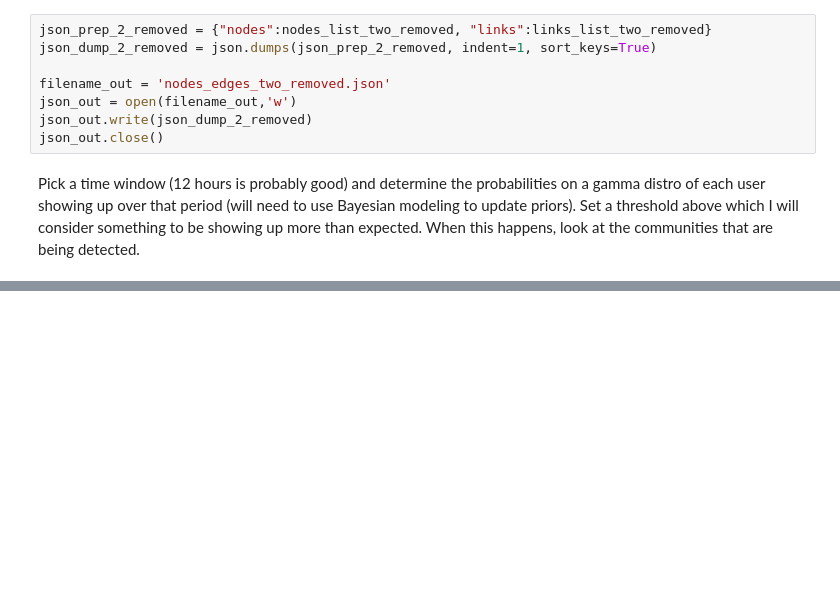
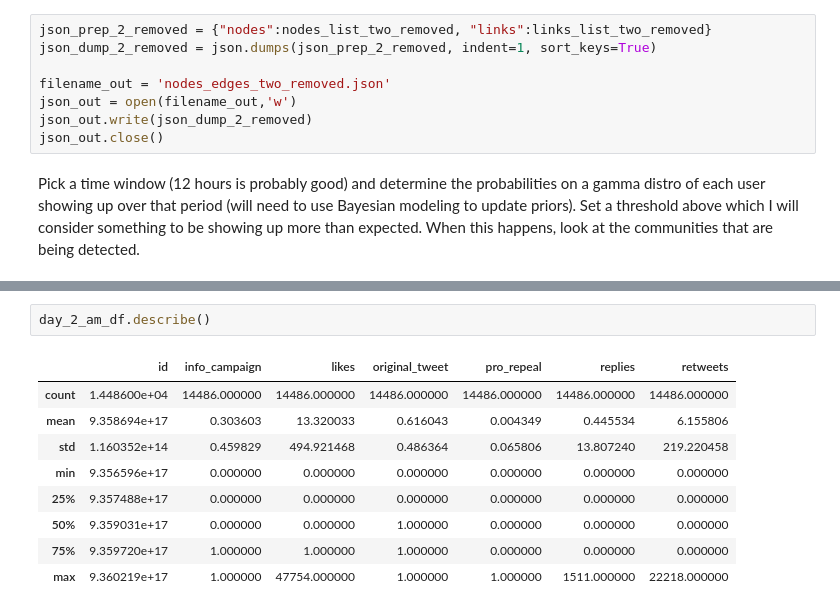
Before and after one commit to tylernwatson/galvanize_dsi_capstone, a Jupyter notebook: EDA_scripted.ipynb, the cells around one changed output, grey strips where cells are left out. Drawn from its saved outputs; the diff is of its cells as text; blank space fills up the shorter version.

```diff
--- a/EDA_scripted.ipynb
+++ b/EDA_scripted.ipynb
@@ -612,0 +680,12 @@ Pick a time window (12 hours is probably good) and determine the probabilities o
+# %%
+day_2_am_df.describe()
+# %% [output]
+|  | id | info_campaign | likes | original_tweet | pro_repeal | replies | retweets |
+| count | 1.448600e+04 | 14486.000000 | 14486.000000 | 14486.000000 | 14486.000000 | 14486.000000 | 14486.000000 |
+| mean | 9.358694e+17 | 0.303603 | 13.320033 | 0.616043 | 0.004349 | 0.445534 | 6.155806 |
+| std | 1.160352e+14 | 0.459829 | 494.921468 | 0.486364 | 0.065806 | 13.807240 | 219.220458 |
+| min | 9.356596e+17 | 0.000000 | 0.000000 | 0.000000 | 0.000000 | 0.000000 | 0.000000 |
+| 25% | 9.357488e+17 | 0.000000 | 0.000000 | 0.000000 | 0.000000 | 0.000000 | 0.000000 |
+| 50% | 9.359031e+17 | 0.000000 | 0.000000 | 1.000000 | 0.000000 | 0.000000 | 0.000000 |
+| 75% | 9.359720e+17 | 1.000000 | 1.000000 | 1.000000 | 0.000000 | 0.000000 | 0.000000 |
+| max | 9.360219e+17 | 1.000000 | 47754.000000 | 1.000000 | 1.000000 | 1511.000000 | 22218.000000 |
```
Also changed, not shown: parts of 9 cells of this notebook.
